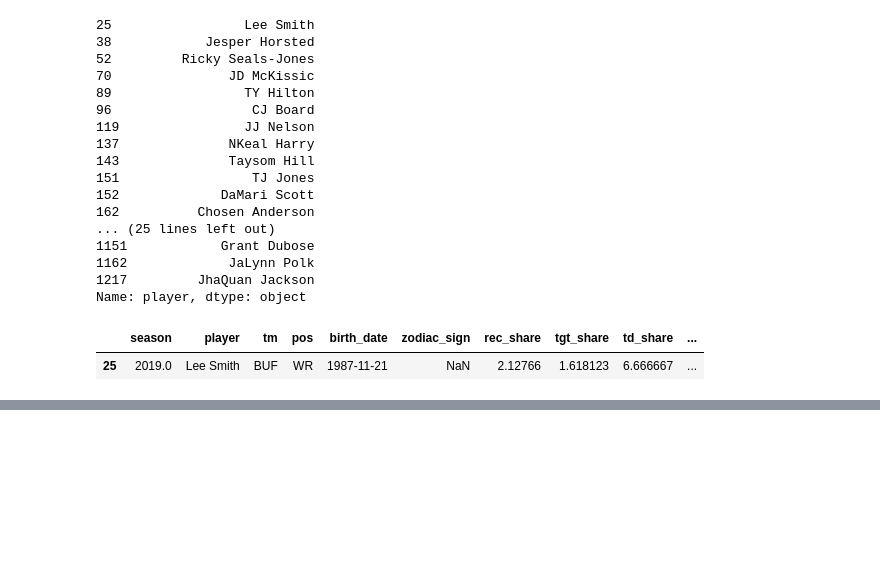
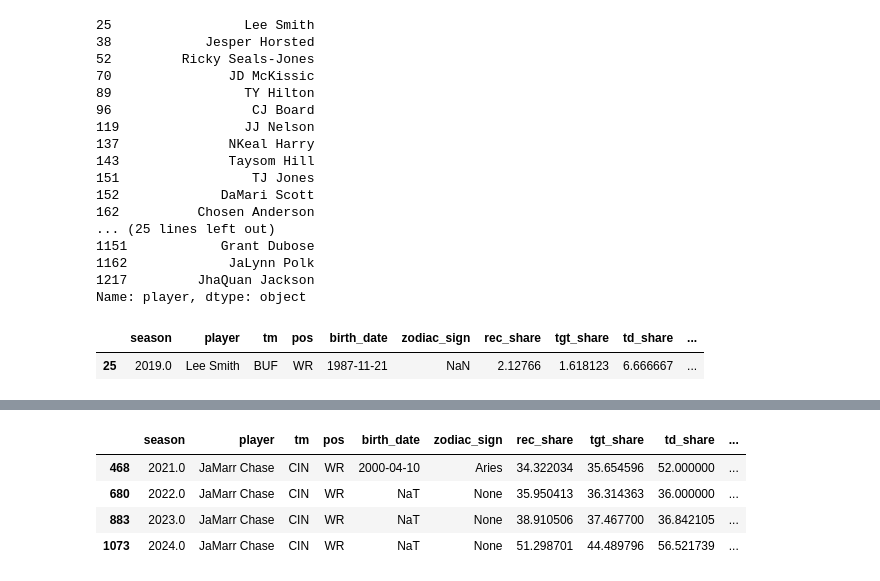
Before and after one commit to connor-pickett/2025_FinalProject_Ctrl-Alt-Defeat, a Jupyter notebook: Master_Code.ipynb, the cells around one changed output, grey strips where cells are left out. Drawn from its saved outputs; the diff is of its cells as text; code cells hidden in the pictures; blank space fills up the shorter version.

```diff
--- a/Master_Code.ipynb
+++ b/Master_Code.ipynb
@@ -326,15 +319,9 @@ combined_WR[combined_WR["player"] == "Lee Smith"] #quick check
 # %%
 # Function to get player zodiac signs
-def get_player_zodiac_data_2(position):
-    roster = combined_WR
+star_sign =[]
+for i in combined_WR["birth_date"]: #find zodiac signs again including new birth dates
+    zodiacs= get_zodiac_sign(i)
+    star_sign.append(zodiacs)
 
-    # Filter the data to only include the specified position
-    position_data = roster[roster["pos"] == position]
-
-    player_data = position_data[["player", "pos", "tm", "birth_date"]]
-
-    # Add zodiac sign column
-    player_data["zodiac_sign"] = player_data["birth_date"].apply(get_zodiac_sign)
-
-    combined_WR_2 = get_player_zodiac_data_2("WR")
-    return combined_WR_2
+combined_WR["zodiac_sign"] = star_sign #put new signs into data set
+combined_WR.isna().sum() #check to make sure Lee Smith has no NA
@@ -340,0 +387,9 @@ def get_player_zodiac_data_2(position):
+# %%
+#do the for loop for the full set of new birthdays
+star_sign =[]
+for i in combined_WR["birth_date"]: #find zodiac signs again including new birth dates
+    zodiacs= get_zodiac_sign(i)
+    star_sign.append(zodiacs)
+
+combined_WR["zodiac_sign"] = star_sign #put new signs into data set
+combined_WR.isna().sum() #check to make sure no NA
@@ -340,0 +408,8 @@ def get_player_zodiac_data_2(position):
+# %%
+combined_WR[combined_WR["player"] == "JaMarr Chase"] #quick check again, looks like it didnt put teh birthdates in all columns of the same player
+# %% [output]
+|  | season | player | tm | pos | birth_date | zodiac_sign | rec_share | tgt_share | td_share | ... |
+| 468 | 2021.0 | JaMarr Chase | CIN | WR | 2000-04-10 | Aries | 34.322034 | 35.654596 | 52.000000 | ... |
+| 680 | 2022.0 | JaMarr Chase | CIN | WR | NaT | None | 35.950413 | 36.314363 | 36.000000 | ... |
+| 883 | 2023.0 | JaMarr Chase | CIN | WR | NaT | None | 38.910506 | 37.467700 | 36.842105 | ... |
+| 1073 | 2024.0 | JaMarr Chase | CIN | WR | NaT | None | 51.298701 | 44.489796 | 56.521739 | ... |
```
Also changed, not shown: parts of 11 cells of this notebook.
